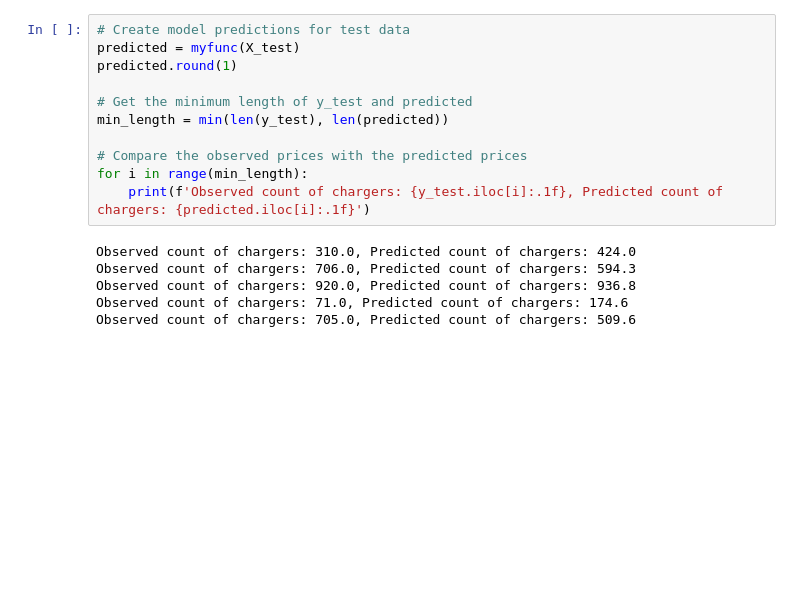
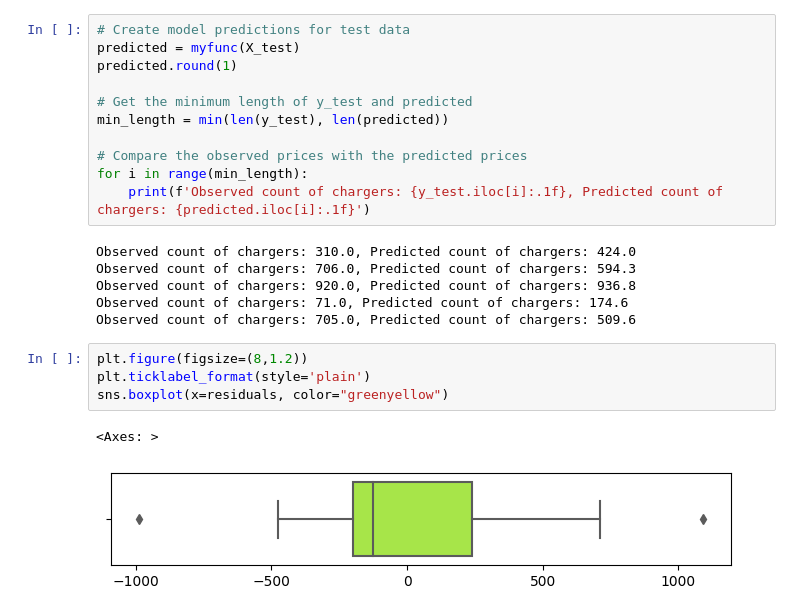
Before and after one commit to matissch/analytics_project, a Jupyter notebook: calculations_linear_regression.ipynb, the cells around one changed output. Drawn from its saved outputs; the diff is of its cells as text; blank space fills up the shorter version.

Commit message:
Added Boxplot

```diff
--- a/calculations_linear_regression.ipynb
+++ b/calculations_linear_regression.ipynb
@@ -389,3 +408,10 @@ Observed count of chargers: 706.0, Predicted count of chargers: 594.3
 Observed count of chargers: 920.0, Predicted count of chargers: 936.8
 Observed count of chargers: 71.0, Predicted count of chargers: 174.6
 Observed count of chargers: 705.0, Predicted count of chargers: 509.6
+# %%
+plt.figure(figsize=(8,1.2))
+plt.ticklabel_format(style='plain')
+sns.boxplot(x=residuals, color="greenyellow")
+# %% [output]
+<Axes: >
+[figure, added]
```
Also changed, not shown: parts of 3 cells of this notebook.
